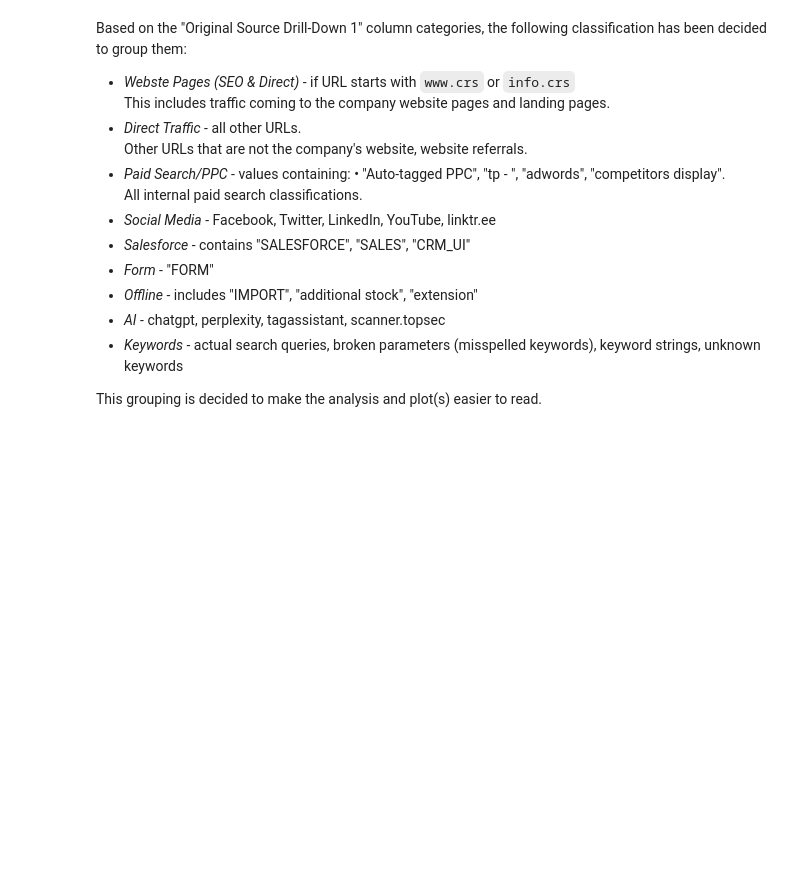
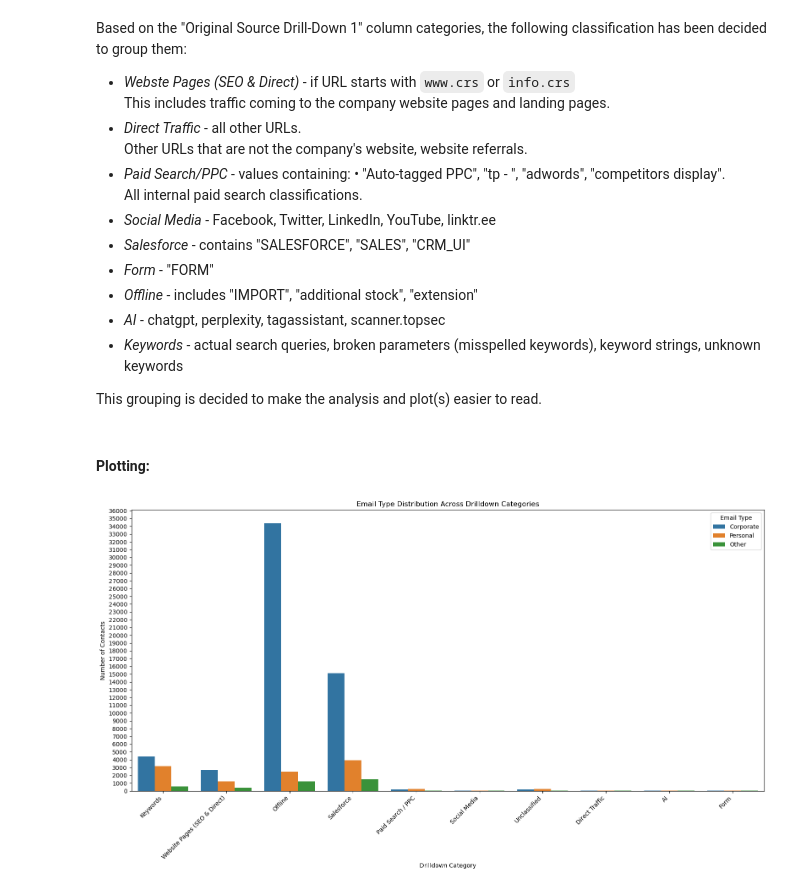
Before and after one commit to tihana-gray/pfda-big_project, a Jupyter notebook: contact_database_analysis.ipynb, the cells around one changed output. Drawn from its saved outputs; the diff is of its cells as text; code cells hidden in the pictures; blank space fills up the shorter version.

Commit message:
Plot no. 6 + insights

```diff
--- a/contact_database_analysis.ipynb
+++ b/contact_database_analysis.ipynb
@@ -860,3 +860,47 @@ def classify_drilldown(value):
 # Applying classification to create the new Drilldown Category column
 df["Drilldown Category"] = df["Original Source Drill-Down 1"].apply(classify_drilldown)
 # Reference: https://pandas.pydata.org/docs/reference/api/pandas.Series.apply.html
+# %% [markdown]
+#### Plotting:
+# %%
+# Filtering the dataframe to needed columns
+plot_df = df[["Email Type", "Drilldown Category"]].dropna()
+# Reference: https://pandas.pydata.org/docs/reference/api/pandas.DataFrame.dropna.html
+
+
+plt.figure(figsize=(16, 9))
+# Reference: https://matplotlib.org/stable/api/_as_gen/matplotlib.pyplot.figure.html
+
+ax = sns.countplot(
+    data=plot_df,
+    x="Drilldown Category",
+    hue="Email Type"
+)
+# Seaborn countplot reference:
+# https://seaborn.pydata.org/generated/seaborn.countplot.html
+
+
+# Improve readability
+plt.xticks(rotation=45, ha="right")
+# Reference: https://matplotlib.org/stable/api/_as_gen/matplotlib.pyplot.xticks.html
+
+
+# Adding many y-axis tick marks for clarity
+ax.yaxis.set_major_locator(ticker.MultipleLocator(1000))
+# Reference: https://matplotlib.org/stable/gallery/ticks/tick-locators.html
+
+
+plt.xlabel("Drilldown Category")
+plt.ylabel("Number of Contacts")
+plt.title("Email Type Distribution Across Drilldown Categories")
+# Reference: https://matplotlib.org/stable/api/_as_gen/matplotlib.pyplot.title.html
+
+plt.tight_layout()
+# Reference: https://matplotlib.org/stable/api/_as_gen/matplotlib.pyplot.tight_layout.html
+
+plt.savefig("plots/email_type_vs_drilldown_category.png", dpi=300, bbox_inches="tight")
+# Reference: https://matplotlib.org/stable/api/_as_gen/matplotlib.pyplot.savefig.html
+
+plt.show()
+# %% [output]
+[figure, added]
```
Also changed, not shown: parts of 1 cell of this notebook, 1 other file.
